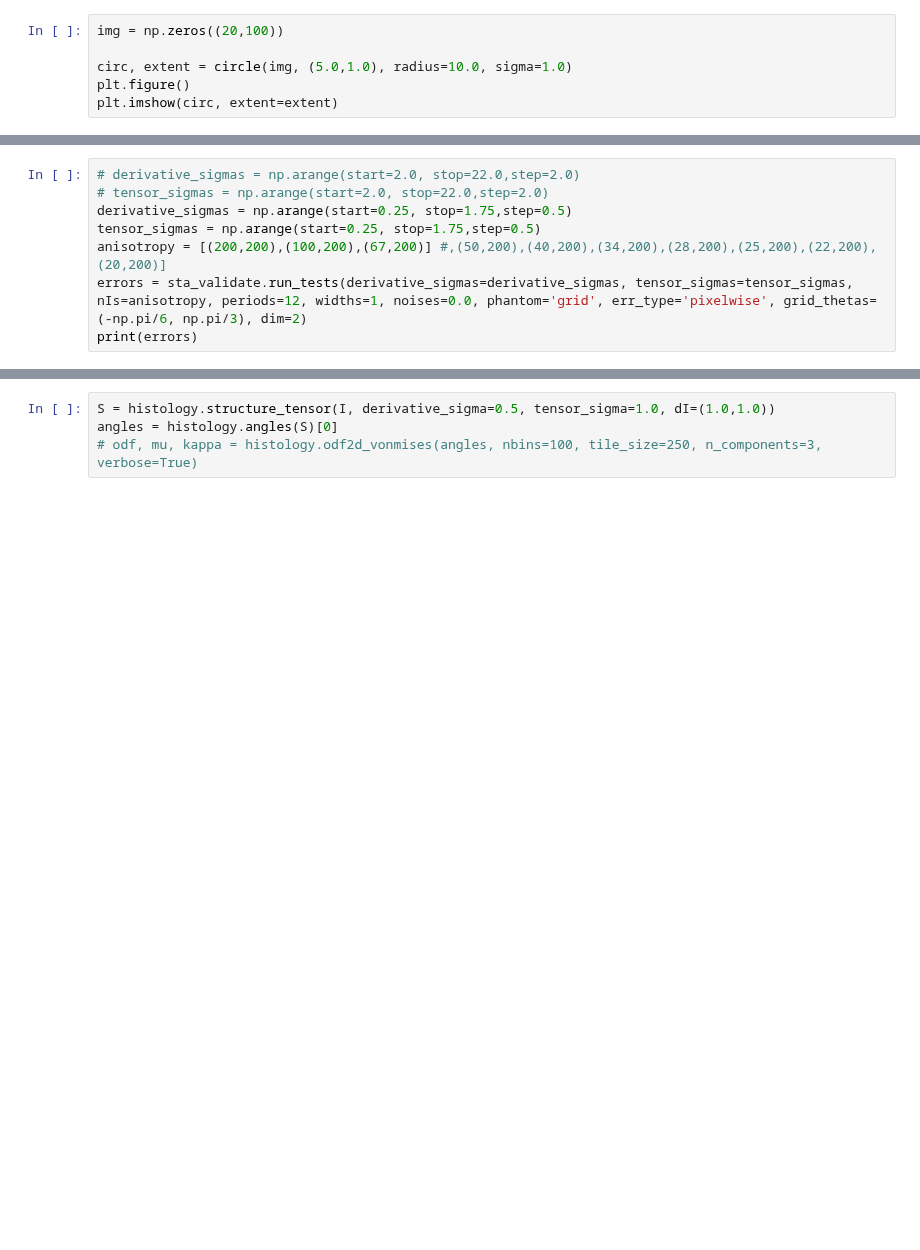
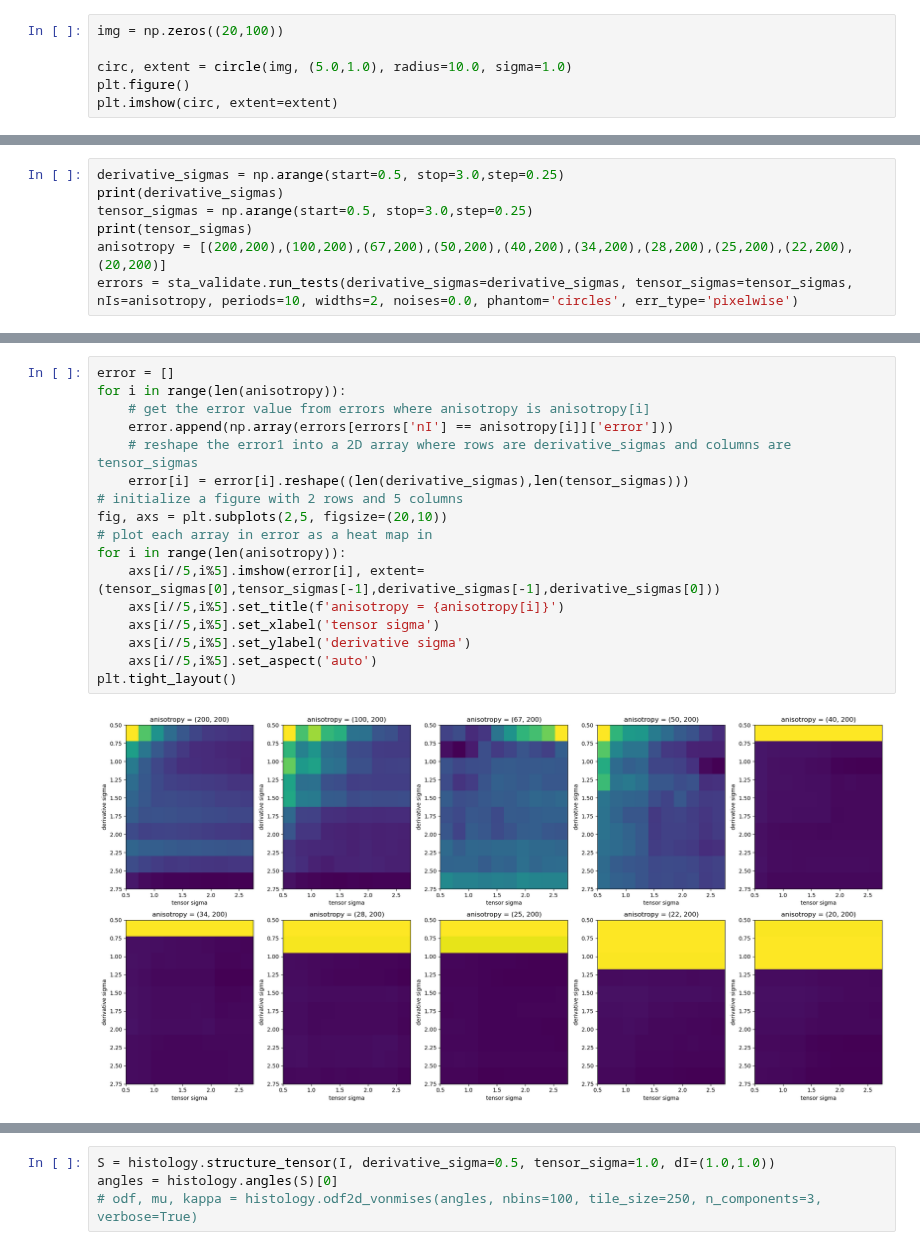
Before and after one commit to BrysonGray/fibermetric, a Jupyter notebook: notebooks/structure_tensor_ex.ipynb, the cells around one changed output, grey strips where cells are left out. Cells and saved outputs as stored; diff of their text form; blank space fills up the shorter version.

```diff
--- a/notebooks/structure_tensor_ex.ipynb
+++ b/notebooks/structure_tensor_ex.ipynb
@@ -91,8 +78,7 @@ print(f'{err_type} error: {error}')
 # %%
-# derivative_sigmas = np.arange(start=2.0, stop=22.0,step=2.0)
-# tensor_sigmas = np.arange(start=2.0, stop=22.0,step=2.0)
-derivative_sigmas = np.arange(start=0.25, stop=1.75,step=0.5)
-tensor_sigmas = np.arange(start=0.25, stop=1.75,step=0.5)
-anisotropy = [(200,200),(100,200),(67,200)] #,(50,200),(40,200),(34,200),(28,200),(25,200),(22,200),(20,200)]
-errors = sta_validate.run_tests(derivative_sigmas=derivative_sigmas, tensor_sigmas=tensor_sigmas, nIs=anisotropy, periods=12, widths=1, noises=0.0, phantom='grid', err_type='pixelwise', grid_thetas=(-np.pi/6, np.pi/3), dim=2)
-print(errors)
+derivative_sigmas = np.arange(start=0.5, stop=3.0,step=0.25)
+print(derivative_sigmas)
+tensor_sigmas = np.arange(start=0.5, stop=3.0,step=0.25)
+print(tensor_sigmas)
+anisotropy = [(200,200),(100,200),(67,200),(50,200),(40,200),(34,200),(28,200),(25,200),(22,200),(20,200)]
+errors = sta_validate.run_tests(derivative_sigmas=derivative_sigmas, tensor_sigmas=tensor_sigmas, nIs=anisotropy, periods=10, widths=2, noises=0.0, phantom='circles', err_type='pixelwise')
@@ -99 +102,20 @@ print(errors)
+# %%
+error = []
+for i in range(len(anisotropy)):
+    # get the error value from errors where anisotropy is anisotropy[i]
+    error.append(np.array(errors[errors['nI'] == anisotropy[i]]['error']))
+    # reshape the error1 into a 2D array where rows are derivative_sigmas and columns are tensor_sigmas
+    error[i] = error[i].reshape((len(derivative_sigmas),len(tensor_sigmas)))
+# initialize a figure with 2 rows and 5 columns
+fig, axs = plt.subplots(2,5, figsize=(20,10))
+# plot each array in error as a heat map in
+for i in range(len(anisotropy)):
+    axs[i//5,i%5].imshow(error[i], extent=(tensor_sigmas[0],tensor_sigmas[-1],derivative_sigmas[-1],derivative_sigmas[0]))
+    axs[i//5,i%5].set_title(f'anisotropy = {anisotropy[i]}')
+    axs[i//5,i%5].set_xlabel('tensor sigma')
+    axs[i//5,i%5].set_ylabel('derivative sigma')
+    axs[i//5,i%5].set_aspect('auto')
+plt.tight_layout()
+# %% [output]
+[figure, added]
 # %%
```
Also changed, not shown: parts of 10 cells of this notebook, 2 other files.
